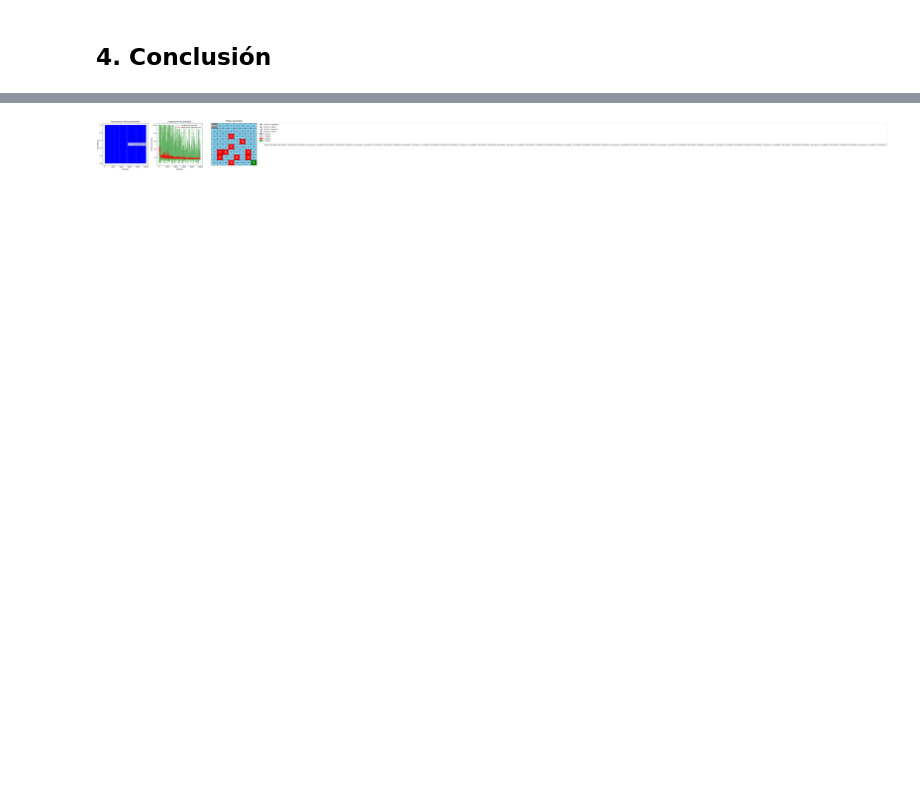
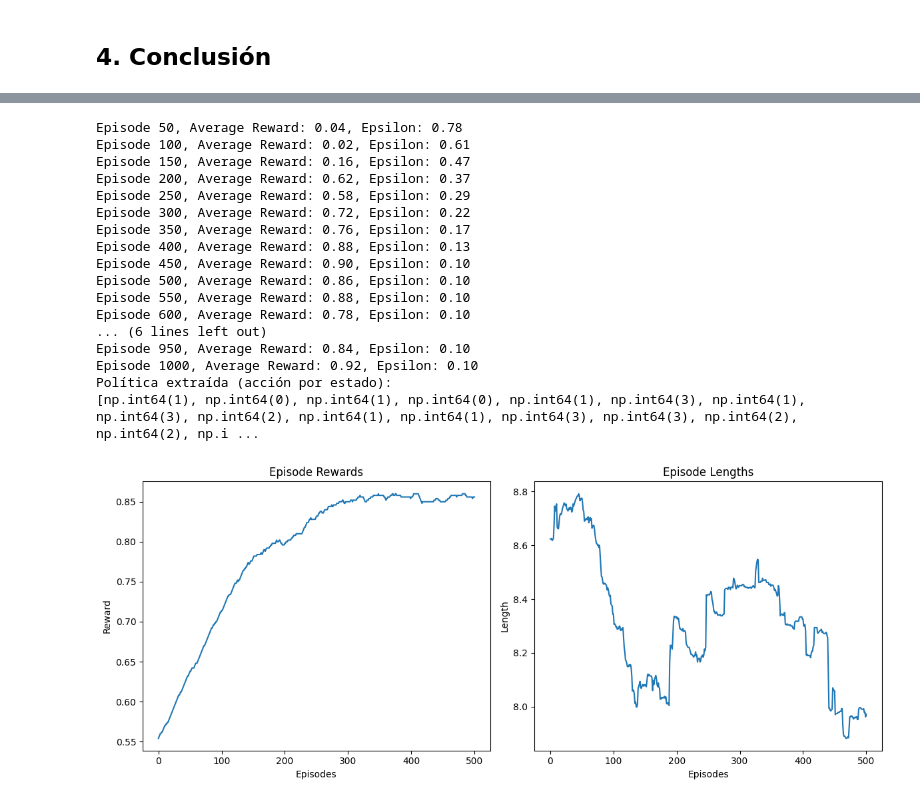
Before and after one commit to GonzaloMA-17/RL_FJLGM, a Jupyter notebook: practica2.ipynb, the cells around one changed output, grey strips where cells are left out. Drawn from its saved outputs; the diff is of its cells as text; code cells hidden in the pictures; blank space fills up the shorter version.

```diff
--- a/practica2.ipynb
+++ b/practica2.ipynb
@@ -1715,3 +814,57 @@ AttributeError: 'FrozenLakeWrapper' object has no attribute 'unwrapped'
+# %%
+from src_agents.sarsaSemiGradiente import *
+
+
+ # Fijar la semilla para reproducibilidad
+seed = 1995
+random.seed(seed)
+np.random.seed(seed)
+torch.manual_seed(seed)
+
+    # Inicializar el entorno (por ejemplo, mapa 8x8 sin deslizamiento)
+env_wrapper = FrozenLakeWrapper(is_slippery=False, map_name="4x4")
+state_size = env_wrapper.observation_space.n
+action_size = env_wrapper.action_space.n
+
+    # Crear el agente SARSA
+agent = SarsaSemigrad(state_size, action_size, hidden_size=64, lr=0.001, gamma=0.99,
+                       epsilon=1.0, min_epsilon=0.1, decay_rate=0.995)
+
+    # Entrenar el agente SARSA
+episode_rewards, episode_lengths, trained_agent = train_sarsa(env_wrapper, agent, num_episodes=1000, seed=seed)
+
+    # Calcular la Q-table a partir del modelo entrenado
+Q_table = np.zeros((state_size, action_size))
+for s in range(state_size):
+    s_one_hot = one_hot(s, state_size)
+    with torch.no_grad():
+        Q_table[s] = trained_agent.model(torch.FloatTensor(s_one_hot).unsqueeze(0)).numpy()[0]
+policy_actions = [np.argmax(Q_table[s]) for s in range(state_size)]
+print("Política extraída (acción por estado):")
+print(policy_actions)
+
+    # Visualizar estadísticas de entrenamiento
+visualizer = GraphVisualizer(episode_rewards, episode_lengths, rolling_length=500)
+visualizer.plot_all()
+# %% [output]
+Episode 50, Average Reward: 0.04, Epsilon: 0.78
+Episode 100, Average Reward: 0.02, Epsilon: 0.61
+Episode 150, Average Reward: 0.16, Epsilon: 0.47
+Episode 200, Average Reward: 0.62, Epsilon: 0.37
+Episode 250, Average Reward: 0.58, Epsilon: 0.29
+Episode 300, Average Reward: 0.72, Epsilon: 0.22
+Episode 350, Average Reward: 0.76, Epsilon: 0.17
+Episode 400, Average Reward: 0.88, Epsilon: 0.13
+Episode 450, Average Reward: 0.90, Epsilon: 0.10
+Episode 500, Average Reward: 0.86, Epsilon: 0.10
+Episode 550, Average Reward: 0.88, Epsilon: 0.10
+Episode 600, Average Reward: 0.78, Epsilon: 0.10
+... (6 lines left out)
+Episode 950, Average Reward: 0.84, Epsilon: 0.10
+Episode 1000, Average Reward: 0.92, Epsilon: 0.10
+Política extraída (acción por estado):
+[np.int64(1), np.int64(0), np.int64(1), np.int64(0), np.int64(1), np.int64(3), np.int64(1), np.int64(3), np.int64(2), np.int64(1), np.int64(1), np.int64(3), np.int64(3), np.int64(2), np.int64(2), np.i ...
+[figure, added]
 # %%
 import numpy as np
 import matplotlib.pyplot as plt
@@ -1845,16 +998,3 @@ def plot_all_three(list_stats, episode_lengths, Q, env, actions, window=50):
 
     plt.tight_layout()
     plt.show()
-# %%
-# Crear una instancia del wrapper para Frozen Lake (8x8, no resbaladizo)
-env_wrapper = FrozenLakeWrapper(is_slippery=False, map_name="8x8")
-
-# Crear el agente SARSA semigradiente
-num_episodios = 10000
-agent = SarsaNet(env_wrapper, epsilon=1.0, gamma=0.99, learning_rate=0.001,
-                            min_epsilon=0.1, decay_rate=0.995, hidden_size=64, seed=42)
-
-# Entrenar el agente
-rewards, lengths = agent.entrenar(num_episodios)
-# %% [output]
-[figure, removed]
```
Also changed, not shown: parts of 24 cells of this notebook, 7 other files.
